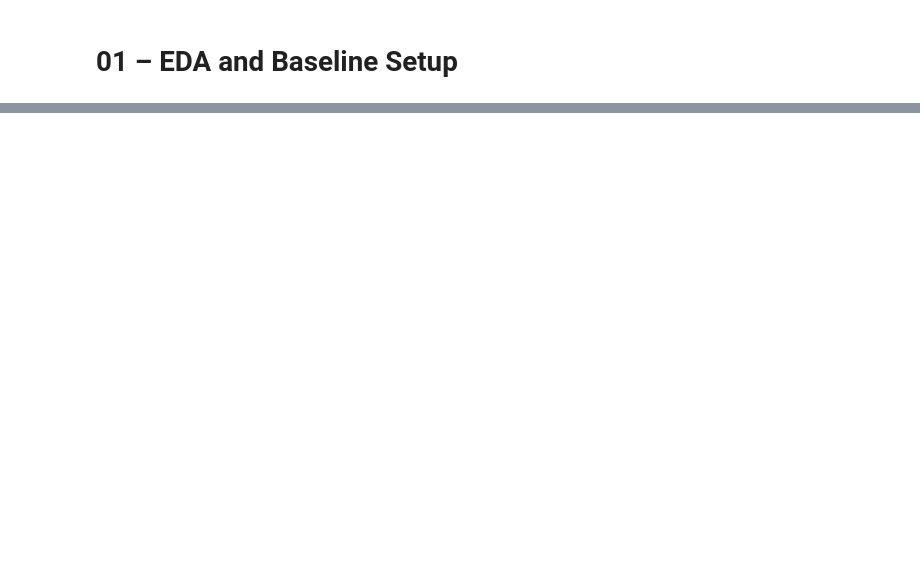
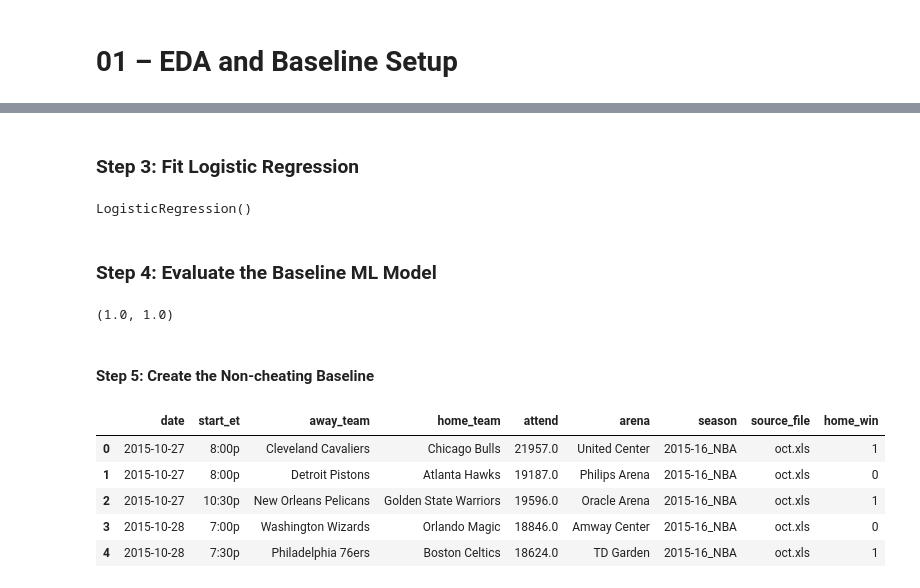
Before and after one commit to Jonah-Schwartz521/sportiq-app, a Jupyter notebook: model/notebooks/01_eda_baseline.ipynb, the cells around one changed output, grey strips where cells are left out. Cells and saved outputs as stored; diff of their text form; code cells hidden in the pictures; blank space fills up the shorter version.

```diff
--- a/model/notebooks/01_eda_baseline.ipynb
+++ b/model/notebooks/01_eda_baseline.ipynb
@@ -29,0 +104,10 @@ list(RAW_DATA_DIR.glob(""))
+# %%
+# Clean column names
+
+games.columns = (
+    games.columns
+    .str.lower()
+    .str.replace(" ", "_")
+    .str.replace(r"[^\w_]+", "", regex=True)
+)
+games.columns
@@ -30 +119,16 @@ list(RAW_DATA_DIR.glob(""))
+# %%
+# Rename important columns
+games = games.rename(columns={
+    "visitorneutral": "away_team",
+    "pts": "away_pts",
+    "homeneutral": "home_team",
+    "pts1": "home_pts",
+})
+
+# Drop irrelevant columns
+games = games.drop(columns=["unnamed_6", "unnamed_7", "notes", "log"])
+
+# Create a clean date field
+games["date"] = pd.to_datetime(games["date"])
+games = games.sort_values("date").reset_index(drop=True)
 # %% [markdown]
@@ -31,0 +136,5 @@ list(RAW_DATA_DIR.glob(""))
+# %%
+games["home_win"] = (games["home_pts"] > games["away_pts"]).astype(int)
+
+# Verify the target
+games["home_win"].value_counts(normalize=True)
@@ -33,0 +166,35 @@ list(RAW_DATA_DIR.glob(""))
+# %% [markdown]
+### **Step 3:** Fit Logistic Regression
+# %%
+from sklearn.linear_model import LogisticRegression
+
+model = LogisticRegression()
+model.fit(X_train, y_train)
+# %% [output]
+LogisticRegression()
+# %% [markdown]
+### **Step 4:** Evaluate the Baseline ML Model
+# %%
+from sklearn.metrics import accuracy_score, roc_auc_score
+
+preds = model.predict(X_test)
+proba = model.predict_proba(X_test)[:, 1]
+
+acc = accuracy_score(y_test, preds)
+auc = roc_auc_score(y_test, proba)
+
+acc, auc
+# %% [output]
+(1.0, 1.0)
+# %% [markdown]
+#### **Step 5:** Create the Non-cheating Baseline
+# %%
+games = games.drop(columns=["home_pts", "away_pts"], errors="ignore")
+games.head()
+# %% [output]
+|  | date | start_et | away_team | home_team | attend | arena | season | source_file | home_win |
+| 0 | 2015-10-27 | 8:00p | Cleveland Cavaliers | Chicago Bulls | 21957.0 | United Center | 2015-16_NBA | oct.xls | 1 |
+| 1 | 2015-10-27 | 8:00p | Detroit Pistons | Atlanta Hawks | 19187.0 | Philips Arena | 2015-16_NBA | oct.xls | 0 |
+| 2 | 2015-10-27 | 10:30p | New Orleans Pelicans | Golden State Warriors | 19596.0 | Oracle Arena | 2015-16_NBA | oct.xls | 1 |
+| 3 | 2015-10-28 | 7:00p | Washington Wizards | Orlando Magic | 18846.0 | Amway Center | 2015-16_NBA | oct.xls | 0 |
+| 4 | 2015-10-28 | 7:30p | Philadelphia 76ers | Boston Celtics | 18624.0 | TD Garden | 2015-16_NBA | oct.xls | 1 |
```
Also changed, not shown: parts of 26 cells of this notebook.
